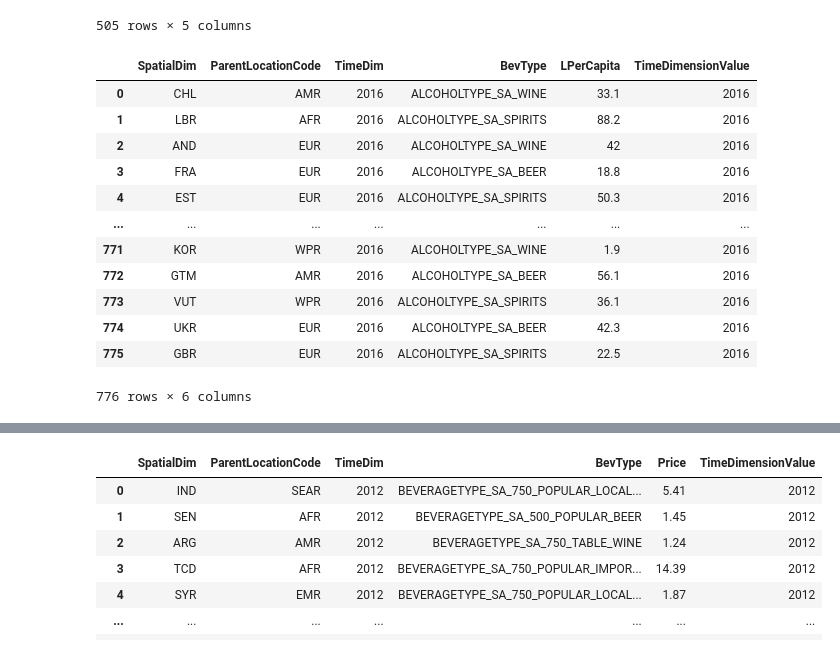
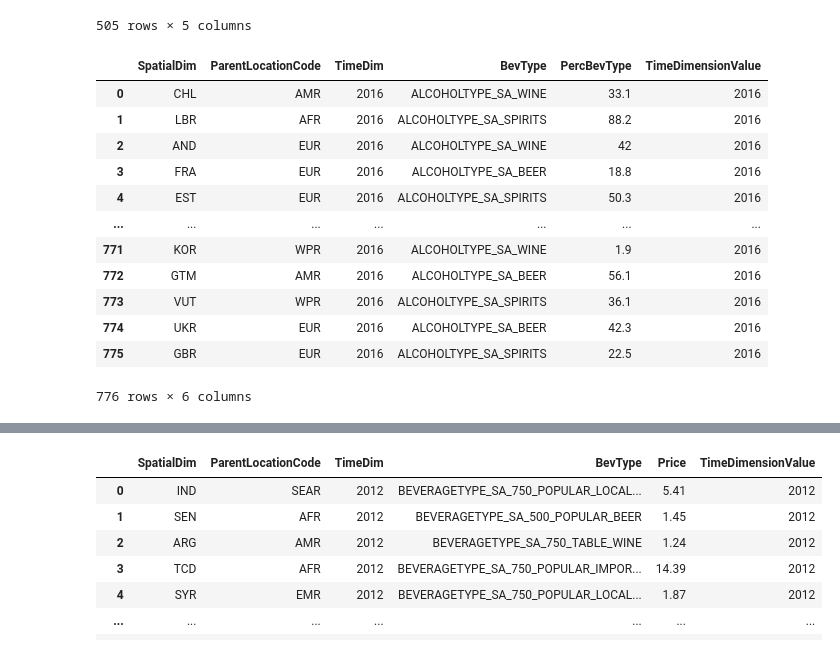
Before and after one commit to ThePennyGoblin/SMU_BootCamp_-Project_1, a Jupyter notebook: WHO Data API/PROJECT_1_Caitev3.ipynb, the cells around one changed output, grey strips where cells are left out. Saved outputs shown, nothing was run; the diff lists cells and outputs as text; code cells hidden in the pictures.

```diff
--- a/WHO Data API/PROJECT_1_Caitev3.ipynb
+++ b/WHO Data API/PROJECT_1_Caitev3.ipynb
@@ -99,11 +107,20 @@ display(df_0clean)
 | 504 | EST | EUR | 1999 | 2 | 1999 |
 505 rows × 5 columns
 # %%
-df_1clean= df_1[['SpatialDim', 'ParentLocationCode', 'TimeDim','Dim1', 'Value', 'TimeDimensionValue']]
-df_1clean.columns = ['SpatialDim', 'ParentLocationCode', 'TimeDim','BevType', 'LPerCapita', 'TimeDimensionValue']
+df_1clean= df_1[['SpatialDim',
+                 'ParentLocationCode',
+                 'TimeDim','Dim1',
+                 'Value',
+                 'TimeDimensionValue']]
+df_1clean.columns = ['SpatialDim',
+                     'ParentLocationCode',
+                     'TimeDim',
+                     'BevType',
+                     'PercBevType',
+                     'TimeDimensionValue']
 display(df_1clean)
 # %% [output]
-|  | SpatialDim | ParentLocationCode | TimeDim | BevType | LPerCapita | TimeDimensionValue |
+|  | SpatialDim | ParentLocationCode | TimeDim | BevType | PercBevType | TimeDimensionValue |
 | 0 | CHL | AMR | 2016 | ALCOHOLTYPE_SA_WINE | 33.1 | 2016 |
 | 1 | LBR | AFR | 2016 | ALCOHOLTYPE_SA_SPIRITS | 88.2 | 2016 |
 | 2 | AND | EUR | 2016 | ALCOHOLTYPE_SA_WINE | 42 | 2016 |
```
Also changed, not shown: parts of 16 cells of this notebook, 15 other files.
